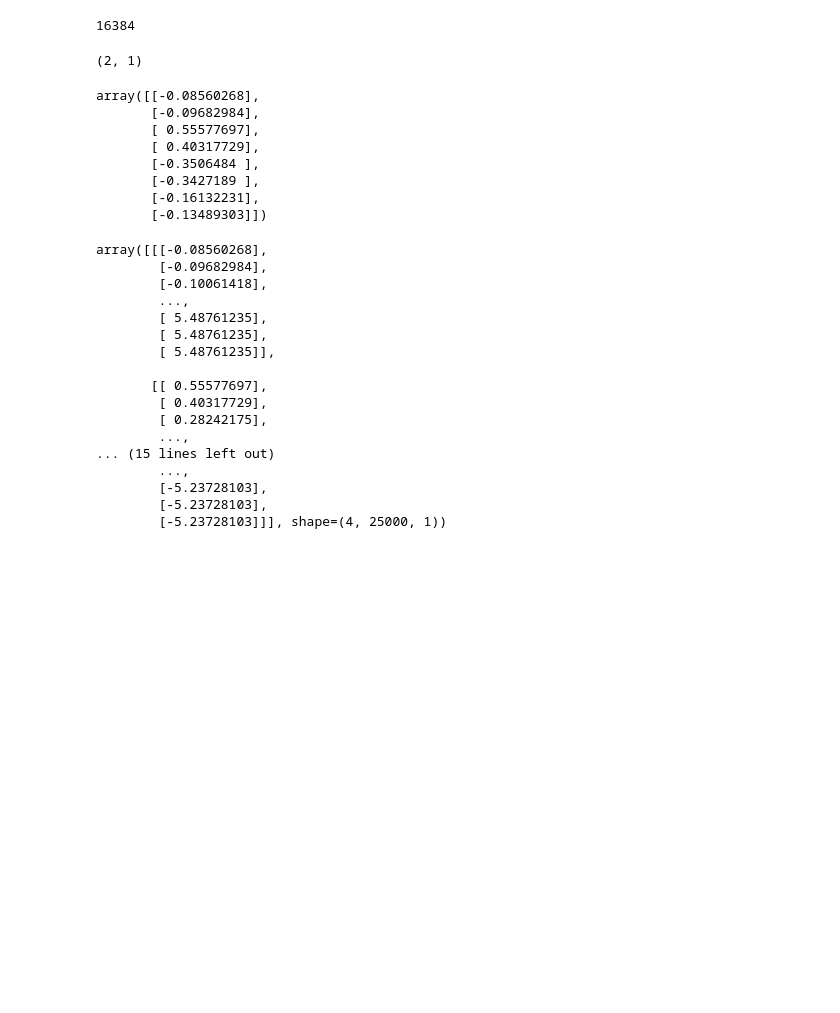
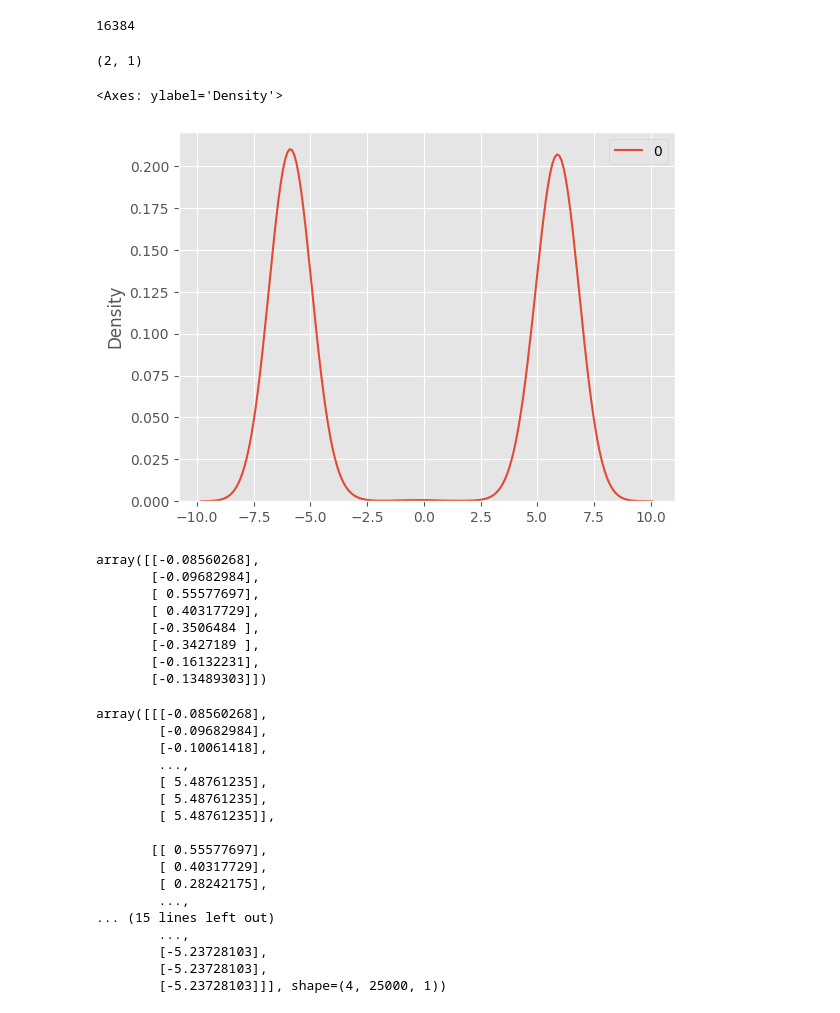
Before and after one commit to abjohnson117/TransportVsMcmcExperiments, a Jupyter notebook: banana/emcee_test.ipynb, the cells around one changed output. Saved outputs shown, nothing was run; the diff lists cells and outputs as text; code cells hidden in the pictures; blank space fills up the shorter version.

```diff
--- a/banana/emcee_test.ipynb
+++ b/banana/emcee_test.ipynb
@@ -130,6 +78,12 @@ subsamps = sampler.chain
 subsamps[:2, 0, :].shape
 # %% [output]
 (2, 1)
+# %%
+sample_no = 1024 * 16
+kdeplot(subsamps[:, : sample_no // 4, :].reshape(sample_no, 1))
+# %% [output]
+<Axes: ylabel='Density'>
+[figure, added]
 # %%
 subsamps[:, : int(8 / 4), :].reshape(8, 1)
 # %% [output]
```
Also changed, not shown: parts of 5 cells of this notebook, 6 other files.
